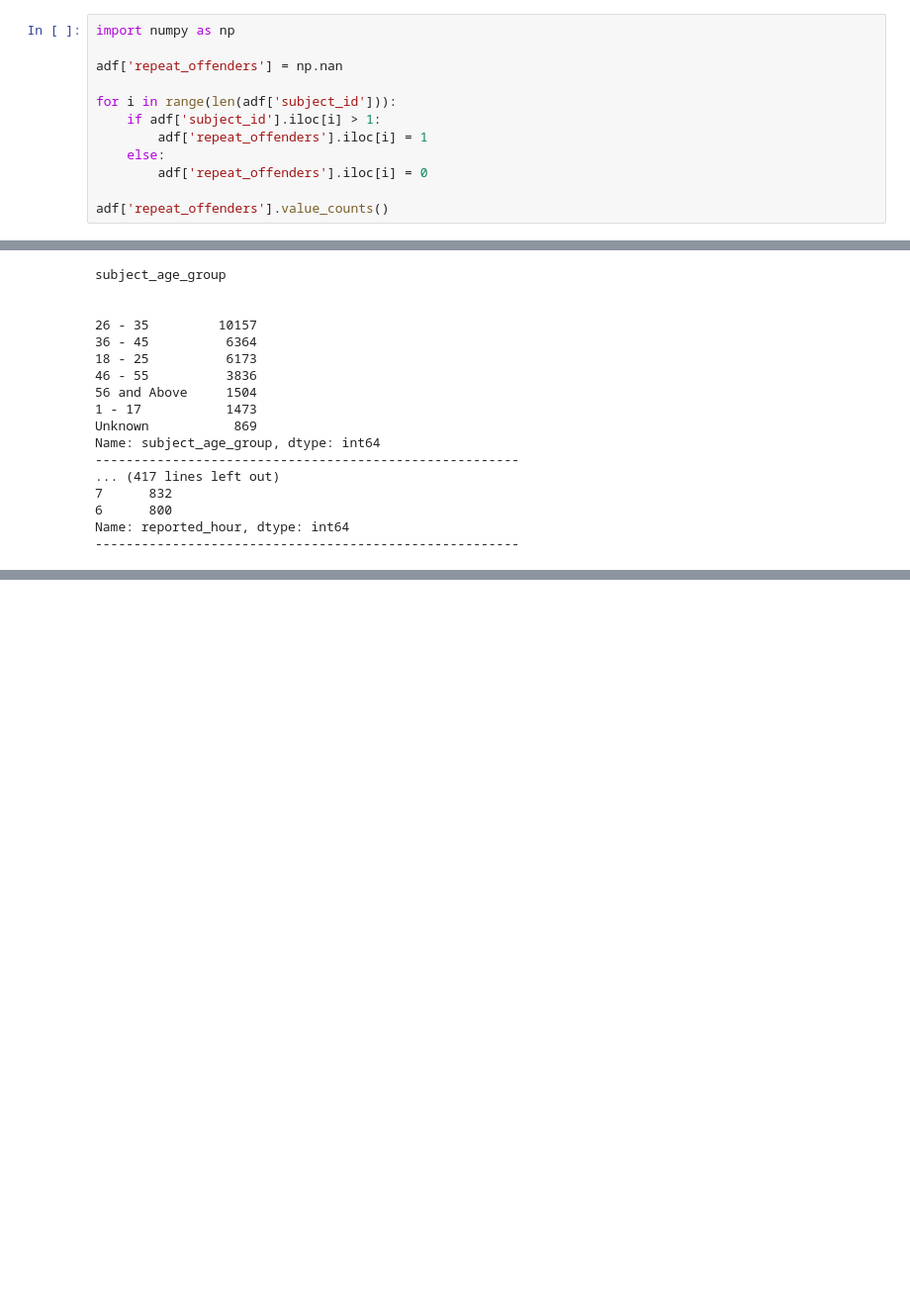
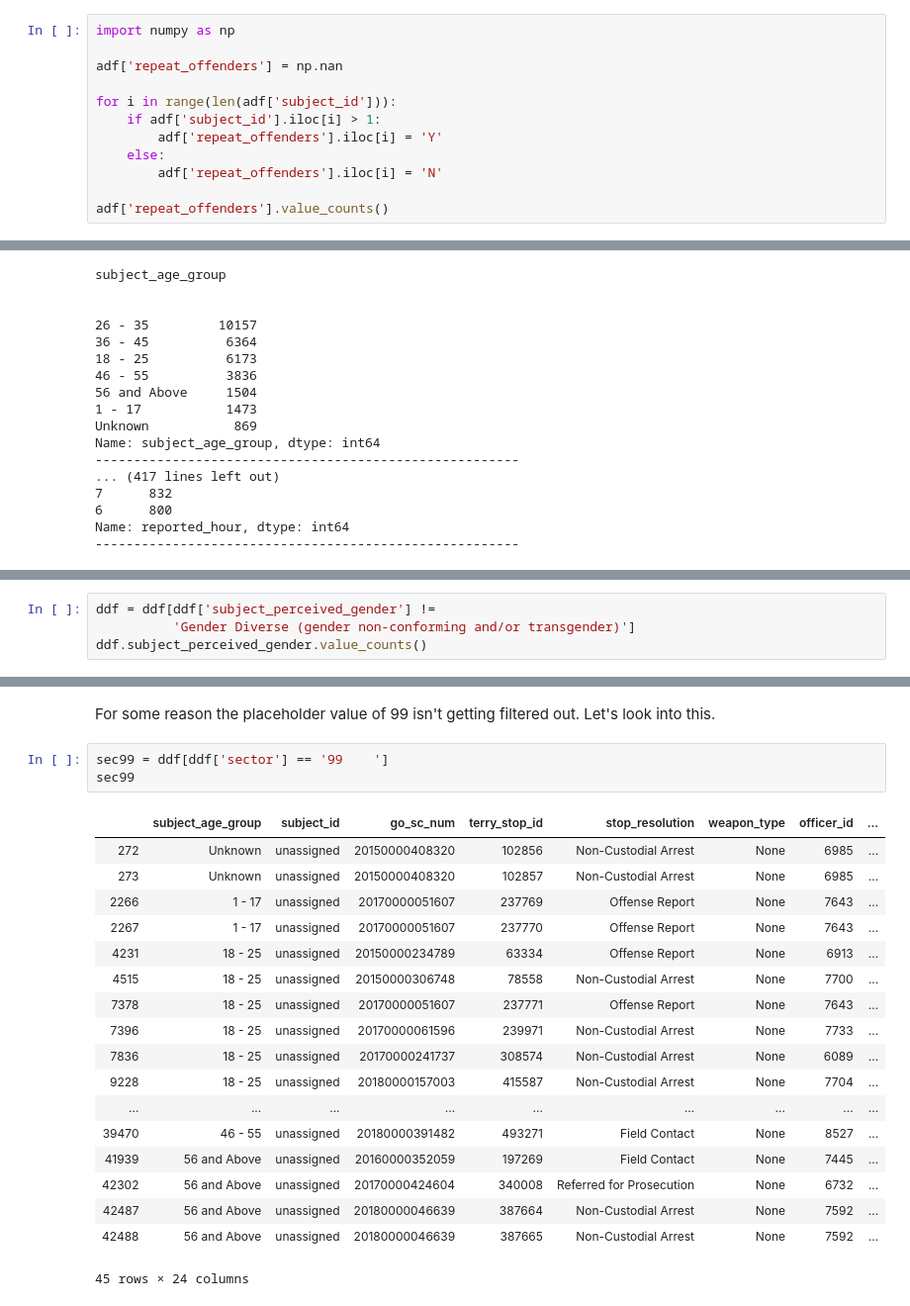
Before and after one commit to bmauss/LogReg_Analysis_of_Terry_Stops, a Jupyter notebook: Obtaining and Scrubbing Data.ipynb, the cells around one changed output, grey strips where cells are left out. Shown: that part at 99% size. Drawn from its saved outputs; the diff is of its cells as text; blank space fills up the shorter version.

```diff
--- a/Obtaining and Scrubbing Data.ipynb
+++ b/Obtaining and Scrubbing Data.ipynb
@@ -251,9 +251,9 @@ adf['repeat_offenders'] = np.nan
 
 for i in range(len(adf['subject_id'])):
     if adf['subject_id'].iloc[i] > 1:
-        adf['repeat_offenders'].iloc[i] = 1
+        adf['repeat_offenders'].iloc[i] = 'Y'
     else:
-        adf['repeat_offenders'].iloc[i] = 0
+        adf['repeat_offenders'].iloc[i] = 'N'
 
 adf['repeat_offenders'].value_counts()
 # %% [output]
@@ -747,0 +794,4 @@ Name: reported_hour, dtype: int64
+# %%
+ddf = ddf[ddf['subject_perceived_gender'] !=
+          'Gender Diverse (gender non-conforming and/or transgender)']
+ddf.subject_perceived_gender.value_counts()
@@ -747,0 +866,24 @@ Name: reported_hour, dtype: int64
+# %% [markdown]
+For some reason the placeholder value of 99 isn't getting filtered out.  Let's look into this.
+# %%
+sec99 = ddf[ddf['sector'] == '99    ']
+sec99
+# %% [output]
+|  | subject_age_group | subject_id | go_sc_num | terry_stop_id | stop_resolution | weapon_type | officer_id | ... |
+| 272 | Unknown | unassigned | 20150000408320 | 102856 | Non-Custodial Arrest | None | 6985 | ... |
+| 273 | Unknown | unassigned | 20150000408320 | 102857 | Non-Custodial Arrest | None | 6985 | ... |
+| 2266 | 1 - 17 | unassigned | 20170000051607 | 237769 | Offense Report | None | 7643 | ... |
+| 2267 | 1 - 17 | unassigned | 20170000051607 | 237770 | Offense Report | None | 7643 | ... |
+| 4231 | 18 - 25 | unassigned | 20150000234789 | 63334 | Offense Report | None | 6913 | ... |
+| 4515 | 18 - 25 | unassigned | 20150000306748 | 78558 | Non-Custodial Arrest | None | 7700 | ... |
+| 7378 | 18 - 25 | unassigned | 20170000051607 | 237771 | Offense Report | None | 7643 | ... |
+| 7396 | 18 - 25 | unassigned | 20170000061596 | 239971 | Non-Custodial Arrest | None | 7733 | ... |
+| 7836 | 18 - 25 | unassigned | 20170000241737 | 308574 | Non-Custodial Arrest | None | 6089 | ... |
+| 9228 | 18 - 25 | unassigned | 20180000157003 | 415587 | Non-Custodial Arrest | None | 7704 | ... |
+| ... | ... | ... | ... | ... | ... | ... | ... | ... |
+| 39470 | 46 - 55 | unassigned | 20180000391482 | 493271 | Field Contact | None | 8527 | ... |
+| 41939 | 56 and Above | unassigned | 20160000352059 | 197269 | Field Contact | None | 7445 | ... |
+| 42302 | 56 and Above | unassigned | 20170000424604 | 340008 | Referred for Prosecution | None | 6732 | ... |
+| 42487 | 56 and Above | unassigned | 20180000046639 | 387664 | Non-Custodial Arrest | None | 7592 | ... |
+| 42488 | 56 and Above | unassigned | 20180000046639 | 387665 | Non-Custodial Arrest | None | 7592 | ... |
+45 rows × 24 columns
```
Also changed, not shown: parts of 79 cells of this notebook, 2 other files.
